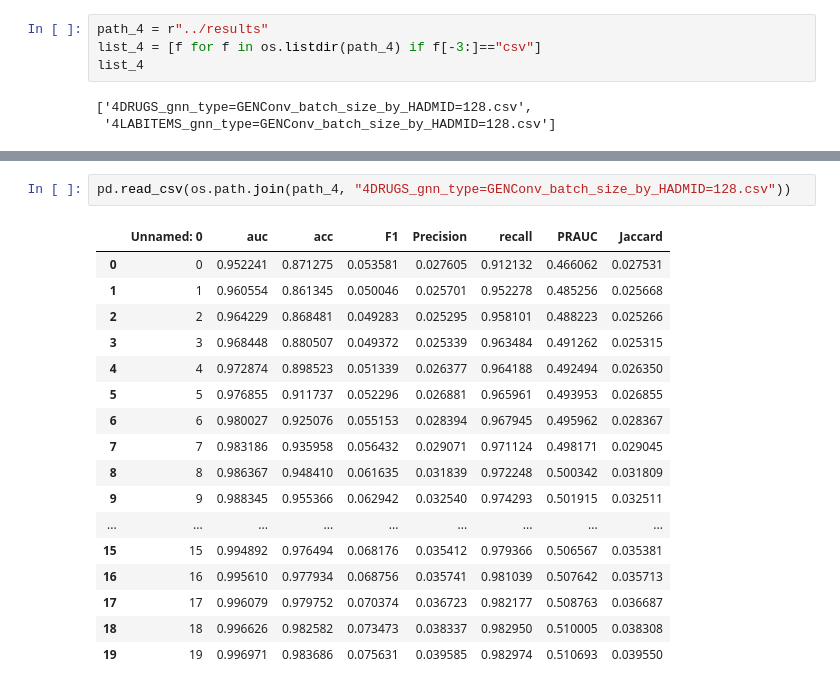
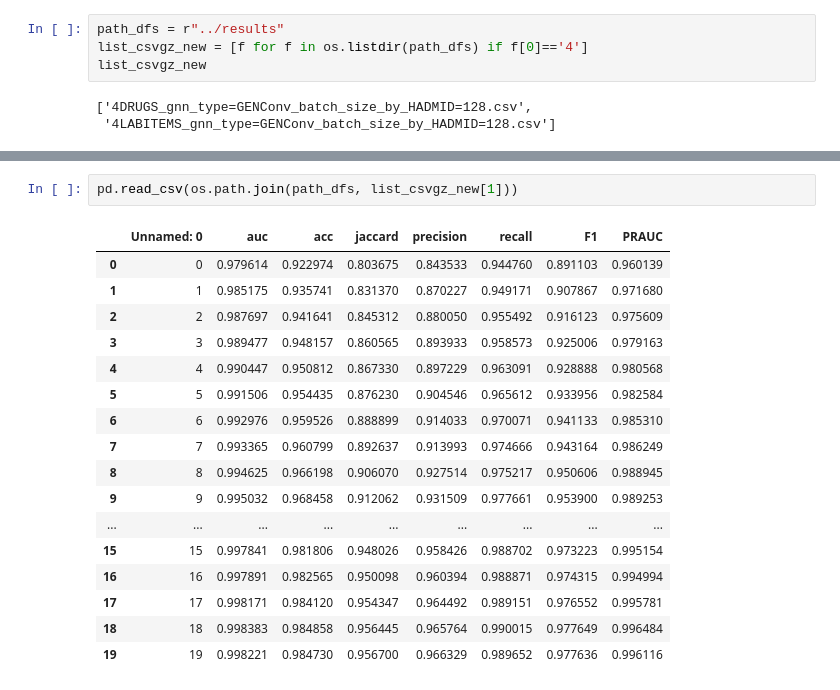
Before and after one commit to Nemo4110/GNNs-Driven-Clinical-Decision-Making-Assistance, a Jupyter notebook: notebook/evaluate.ipynb, the cells around one changed output, grey strips where cells are left out. Drawn from its saved outputs; the diff is of its cells as text.

```diff
--- a/notebook/evaluate.ipynb
+++ b/notebook/evaluate.ipynb
@@ -399,7 +447,7 @@ plt.tight_layout()
 # %%
-path_4 = r"../results"
-list_4 = [f for f in os.listdir(path_4) if f[-3:]=="csv"]
-list_4
+path_dfs = r"../results"
+list_csvgz_new = [f for f in os.listdir(path_dfs) if f[0]=='4']
+list_csvgz_new
 # %% [output]
 ['4DRUGS_gnn_type=GENConv_batch_size_by_HADMID=128.csv',
  '4LABITEMS_gnn_type=GENConv_batch_size_by_HADMID=128.csv']
@@ -426,20 +474,20 @@ pd.read_csv(os.path.join(path_4, "4LABITEMS_gnn_type=GENConv_batch_size_by_HADMI
 # %%
-pd.read_csv(os.path.join(path_4, "4DRUGS_gnn_type=GENConv_batch_size_by_HADMID=128.csv"))
+pd.read_csv(os.path.join(path_dfs, list_csvgz_new[1]))
 # %% [output]
-|  | Unnamed: 0 | auc | acc | F1 | Precision | recall | PRAUC | Jaccard |
-| 0 | 0 | 0.952241 | 0.871275 | 0.053581 | 0.027605 | 0.912132 | 0.466062 | 0.027531 |
-| 1 | 1 | 0.960554 | 0.861345 | 0.050046 | 0.025701 | 0.952278 | 0.485256 | 0.025668 |
-| 2 | 2 | 0.964229 | 0.868481 | 0.049283 | 0.025295 | 0.958101 | 0.488223 | 0.025266 |
-| 3 | 3 | 0.968448 | 0.880507 | 0.049372 | 0.025339 | 0.963484 | 0.491262 | 0.025315 |
-| 4 | 4 | 0.972874 | 0.898523 | 0.051339 | 0.026377 | 0.964188 | 0.492494 | 0.026350 |
-| 5 | 5 | 0.976855 | 0.911737 | 0.052296 | 0.026881 | 0.965961 | 0.493953 | 0.026855 |
-| 6 | 6 | 0.980027 | 0.925076 | 0.055153 | 0.028394 | 0.967945 | 0.495962 | 0.028367 |
-| 7 | 7 | 0.983186 | 0.935958 | 0.056432 | 0.029071 | 0.971124 | 0.498171 | 0.029045 |
-| 8 | 8 | 0.986367 | 0.948410 | 0.061635 | 0.031839 | 0.972248 | 0.500342 | 0.031809 |
-| 9 | 9 | 0.988345 | 0.955366 | 0.062942 | 0.032540 | 0.974293 | 0.501915 | 0.032511 |
+|  | Unnamed: 0 | auc | acc | jaccard | precision | recall | F1 | PRAUC |
+| 0 | 0 | 0.979614 | 0.922974 | 0.803675 | 0.843533 | 0.944760 | 0.891103 | 0.960139 |
+| 1 | 1 | 0.985175 | 0.935741 | 0.831370 | 0.870227 | 0.949171 | 0.907867 | 0.971680 |
+| 2 | 2 | 0.987697 | 0.941641 | 0.845312 | 0.880050 | 0.955492 | 0.916123 | 0.975609 |
+| 3 | 3 | 0.989477 | 0.948157 | 0.860565 | 0.893933 | 0.958573 | 0.925006 | 0.979163 |
+| 4 | 4 | 0.990447 | 0.950812 | 0.867330 | 0.897229 | 0.963091 | 0.928888 | 0.980568 |
+| 5 | 5 | 0.991506 | 0.954435 | 0.876230 | 0.904546 | 0.965612 | 0.933956 | 0.982584 |
+| 6 | 6 | 0.992976 | 0.959526 | 0.888899 | 0.914033 | 0.970071 | 0.941133 | 0.985310 |
+| 7 | 7 | 0.993365 | 0.960799 | 0.892637 | 0.913993 | 0.974666 | 0.943164 | 0.986249 |
+| 8 | 8 | 0.994625 | 0.966198 | 0.906070 | 0.927514 | 0.975217 | 0.950606 | 0.988945 |
+| 9 | 9 | 0.995032 | 0.968458 | 0.912062 | 0.931509 | 0.977661 | 0.953900 | 0.989253 |
 | ... | ... | ... | ... | ... | ... | ... | ... | ... |
-| 15 | 15 | 0.994892 | 0.976494 | 0.068176 | 0.035412 | 0.979366 | 0.506567 | 0.035381 |
-| 16 | 16 | 0.995610 | 0.977934 | 0.068756 | 0.035741 | 0.981039 | 0.507642 | 0.035713 |
-| 17 | 17 | 0.996079 | 0.979752 | 0.070374 | 0.036723 | 0.982177 | 0.508763 | 0.036687 |
-| 18 | 18 | 0.996626 | 0.982582 | 0.073473 | 0.038337 | 0.982950 | 0.510005 | 0.038308 |
-| 19 | 19 | 0.996971 | 0.983686 | 0.075631 | 0.039585 | 0.982974 | 0.510693 | 0.039550 |
+| 15 | 15 | 0.997841 | 0.981806 | 0.948026 | 0.958426 | 0.988702 | 0.973223 | 0.995154 |
+| 16 | 16 | 0.997891 | 0.982565 | 0.950098 | 0.960394 | 0.988871 | 0.974315 | 0.994994 |
+| 17 | 17 | 0.998171 | 0.984120 | 0.954347 | 0.964492 | 0.989151 | 0.976552 | 0.995781 |
+| 18 | 18 | 0.998383 | 0.984858 | 0.956445 | 0.965764 | 0.990015 | 0.977649 | 0.996484 |
+| 19 | 19 | 0.998221 | 0.984730 | 0.956700 | 0.966329 | 0.989652 | 0.977636 | 0.996116 |
```
Also changed, not shown: parts of 7 cells of this notebook, 7 other files.
